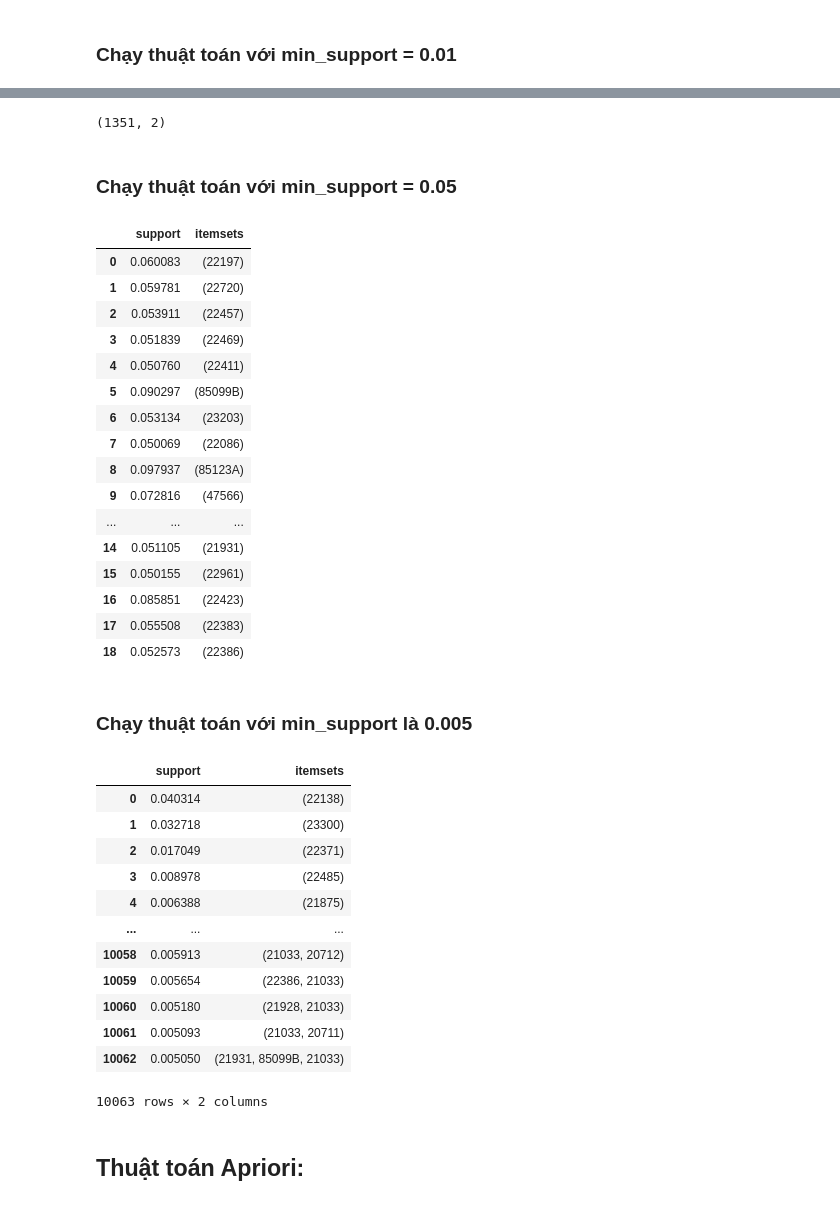
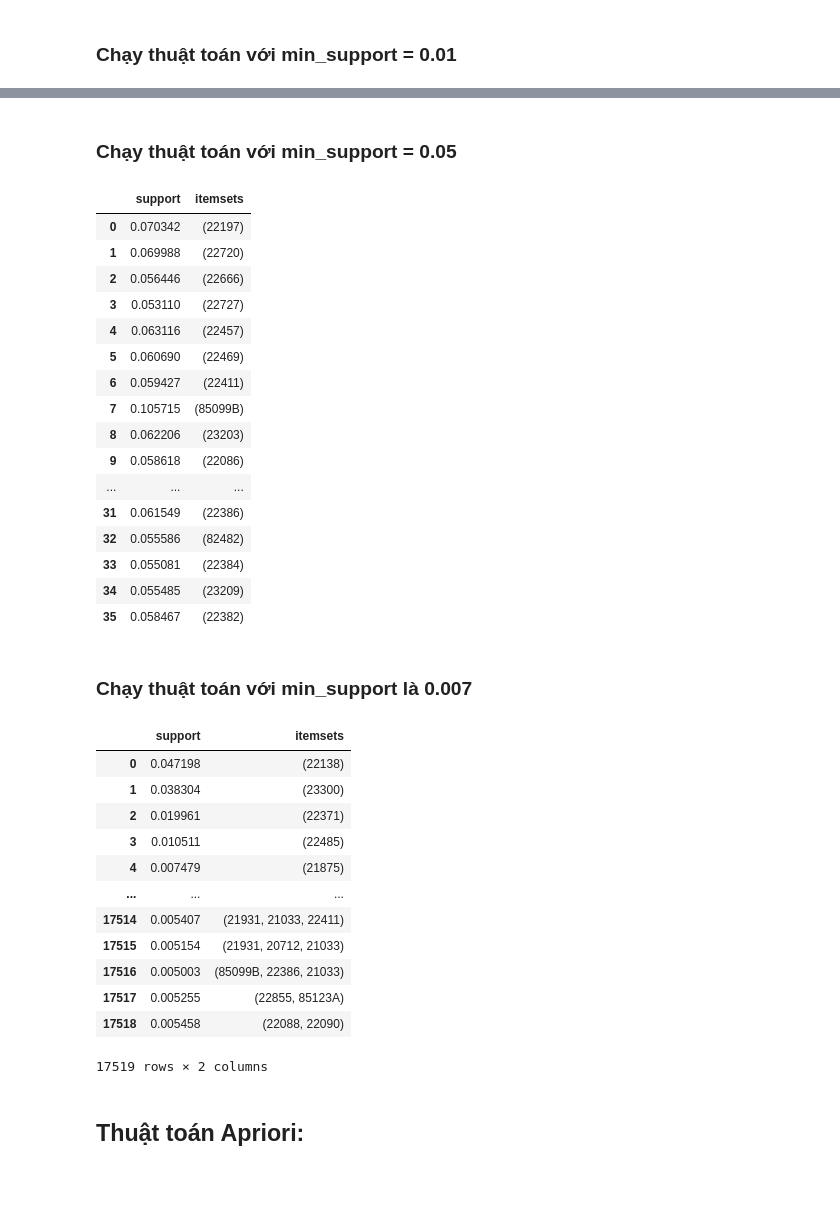
Before and after one commit to n0aHVN/Uni_DataMining_Final, a Jupyter notebook: Code.ipynb, the cells around one changed output, grey strips where cells are left out. Drawn from its saved outputs; the diff is of its cells as text; code cells hidden in the pictures.

```diff
--- a/Code.ipynb
+++ b/Code.ipynb
@@ -979,51 +1017,49 @@ frequentItemset
 # %%
 frequentItemset.to_csv("./data/fpgrowth0.01.csv", sep=',', encoding='utf-8',index=False)
-# %%
-frequentItemset.shape
-# %% [output]
-(1351, 2)
 # %% [markdown]
 ### Chạy thuật toán với min_support = 0.05
 # %%
 frequentItemset = fpgrowth(transactionEncoder_df,min_support=0.05, use_colnames=True)
+frequentItemset['itemsets']=[list(x) for x in frequentItemset['itemsets']]
 frequentItemset
 # %% [output]
 |  | support | itemsets |
-| 0 | 0.060083 | (22197) |
-| 1 | 0.059781 | (22720) |
-| 2 | 0.053911 | (22457) |
-| 3 | 0.051839 | (22469) |
-| 4 | 0.050760 | (22411) |
-| 5 | 0.090297 | (85099B) |
-| 6 | 0.053134 | (23203) |
-| 7 | 0.050069 | (22086) |
-| 8 | 0.097937 | (85123A) |
-| 9 | 0.072816 | (47566) |
+| 0 | 0.070342 | (22197) |
+| 1 | 0.069988 | (22720) |
+| 2 | 0.056446 | (22666) |
+| 3 | 0.053110 | (22727) |
+| 4 | 0.063116 | (22457) |
+| 5 | 0.060690 | (22469) |
+| 6 | 0.059427 | (22411) |
+| 7 | 0.105715 | (85099B) |
+| 8 | 0.062206 | (23203) |
+| 9 | 0.058618 | (22086) |
 | ... | ... | ... |
-| 14 | 0.051105 | (21931) |
-| 15 | 0.050155 | (22961) |
-| 16 | 0.085851 | (22423) |
-| 17 | 0.055508 | (22383) |
-| 18 | 0.052573 | (22386) |
+| 31 | 0.061549 | (22386) |
+| 32 | 0.055586 | (82482) |
+| 33 | 0.055081 | (22384) |
+| 34 | 0.055485 | (23209) |
+| 35 | 0.058467 | (22382) |
 # %%
 frequentItemset.to_csv("./data/fpgrowth0.05.csv", sep=',', encoding='utf-8',index=False)
 # %% [markdown]
-### Chạy thuật toán với min_support là 0.005
+### Chạy thuật toán với min_support là 0.007
 # %%
-frequentItemset = fpgrowth(transactionEncoder_df,min_support=0.005, use_colnames=True)
+frequentItemset = fpgrowth(transactionEncoder_df,min_support=0.007, use_colnames=True)
+frequentItemset['itemsets']=[list(x) for x in frequentItemset['itemsets']]
 frequentItemset
 # %% [output]
 |  | support | itemsets |
-| 0 | 0.040314 | (22138) |
-| 1 | 0.032718 | (23300) |
-| 2 | 0.017049 | (22371) |
-| 3 | 0.008978 | (22485) |
-| 4 | 0.006388 | (21875) |
+| 0 | 0.047198 | (22138) |
+| 1 | 0.038304 | (23300) |
+| 2 | 0.019961 | (22371) |
+| 3 | 0.010511 | (22485) |
+| 4 | 0.007479 | (21875) |
 | ... | ... | ... |
-| 10058 | 0.005913 | (21033, 20712) |
-| 10059 | 0.005654 | (22386, 21033) |
-| 10060 | 0.005180 | (21928, 21033) |
-| 10061 | 0.005093 | (21033, 20711) |
-| 10062 | 0.005050 | (21931, 85099B, 21033) |
+| 17514 | 0.005407 | (21931, 21033, 22411) |
+| 17515 | 0.005154 | (21931, 20712, 21033) |
+| 17516 | 0.005003 | (85099B, 22386, 21033) |
+| 17517 | 0.005255 | (22855, 85123A) |
+| 17518 | 0.005458 | (22088, 22090) |
-10063 rows × 2 columns
+17519 rows × 2 columns
 # %%
```
Also changed, not shown: parts of 30 cells of this notebook, 10 other files.
